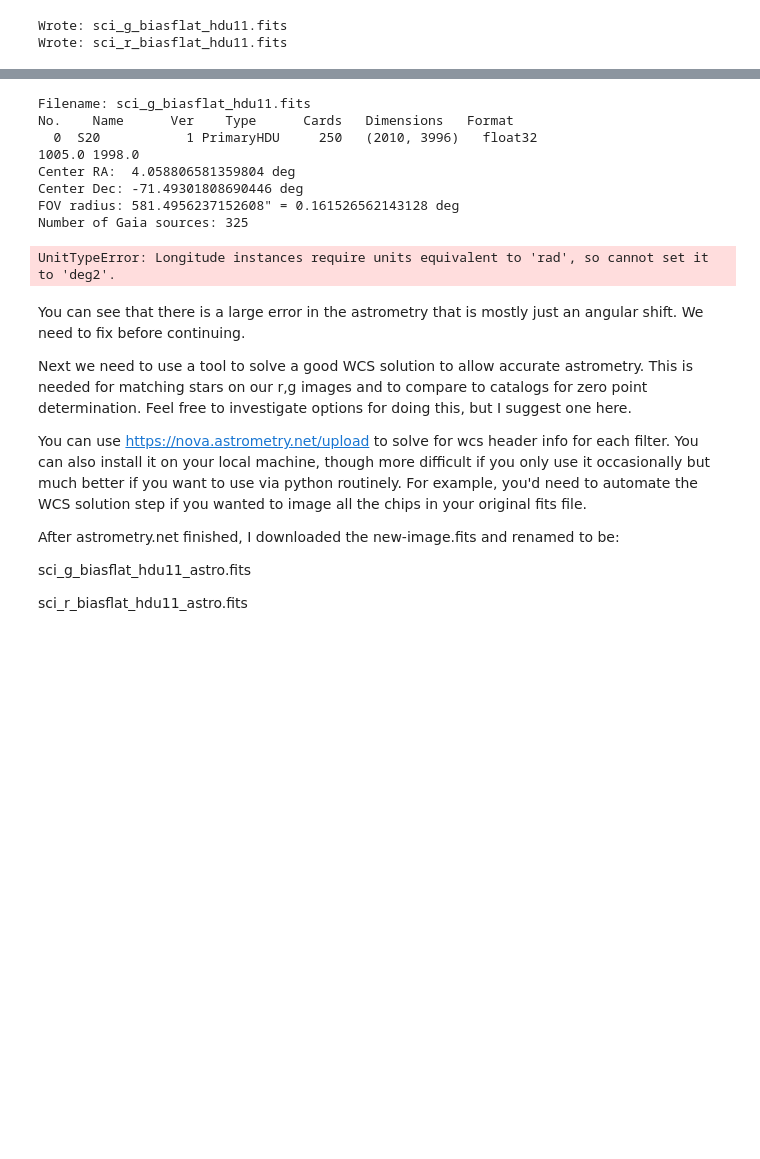
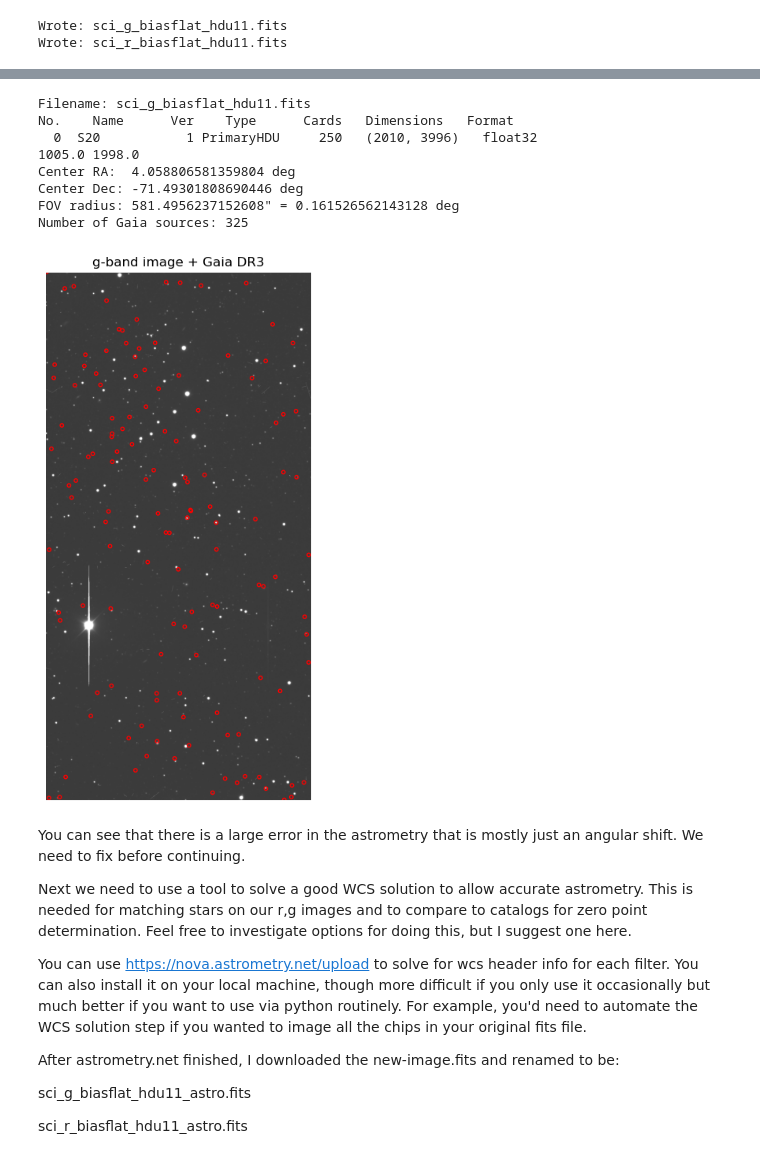
Before and after one commit to oliviergilbertastro/UMich, a Jupyter notebook: ASTRO501/hw1b/HW1b_v1.1.ipynb, the cells around one changed output, grey strips where cells are left out. Drawn from its saved outputs; the diff is of its cells as text; code cells hidden in the pictures; blank space fills up the shorter version.

Commit message:
gaia pulled, but quite a large offset

```diff
--- a/ASTRO501/hw1b/HW1b_v1.1.ipynb
+++ b/ASTRO501/hw1b/HW1b_v1.1.ipynb
@@ -645,39 +645,42 @@ result = v.query_region(
     catalog="I/355/gaiadr3"
 )
 gaia = result[0]
 print(f"Number of Gaia sources: {len(gaia)}")
-N = 200  # keep only top 200 brightest sources
+N = 325  # keep only top brightest sources
 gaia.sort("Gmag")
 gaia = gaia[:N]
-
 gaia_coords = SkyCoord(
-    ra=gaia["RA_ICRS"] * u.deg,
-    dec=gaia["DE_ICRS"] * u.deg,
+    ra=gaia["RA_ICRS"],
+    dec=gaia["DE_ICRS"],
     frame="icrs"
 )
 
 # We can now convert them to pixels:
 x_gaia, y_gaia = wcs.world_to_pixel(gaia_coords)
 # And even add these as columns to the gaia table:
 gaia["x_pix"] = x_gaia
 gaia["y_pix"] = y_gaia
 fig = plt.figure(figsize=(6,7))
-plt.imshow(data, origin="lower", cmap="gray")
+
+norm = colors.Normalize(vmin=0, vmax=np.quantile(data, 0.997), clip=True)
+plt.imshow(data, origin="lower", cmap="gray",norm=norm)
 plt.scatter(x_gaia, y_gaia, s=10, edgecolor="red", facecolor="none")
 plt.axis("off")
 plt.title("g-band image + Gaia DR3")
 plt.tight_layout()
+plt.xlim(0,data.shape[1])
+plt.ylim(0,data.shape[0])
 plt.show()
 # %% [output]
 Filename: sci_g_biasflat_hdu11.fits
 No.    Name      Ver    Type      Cards   Dimensions   Format
   0  S20           1 PrimaryHDU     250   (2010, 3996)   float32
 1005.0 1998.0
 Center RA:  4.058806581359804 deg
 Center Dec: -71.49301808690446 deg
 FOV radius: 581.4956237152608" = 0.161526562143128 deg
 Number of Gaia sources: 325
-UnitTypeError: Longitude instances require units equivalent to 'rad', so cannot set it to 'deg2'.
+[figure, added]
 # %% [markdown]
 You can see that there is a large error in the astrometry that is mostly just an angular shift. We need to fix before continuing.
 
```
